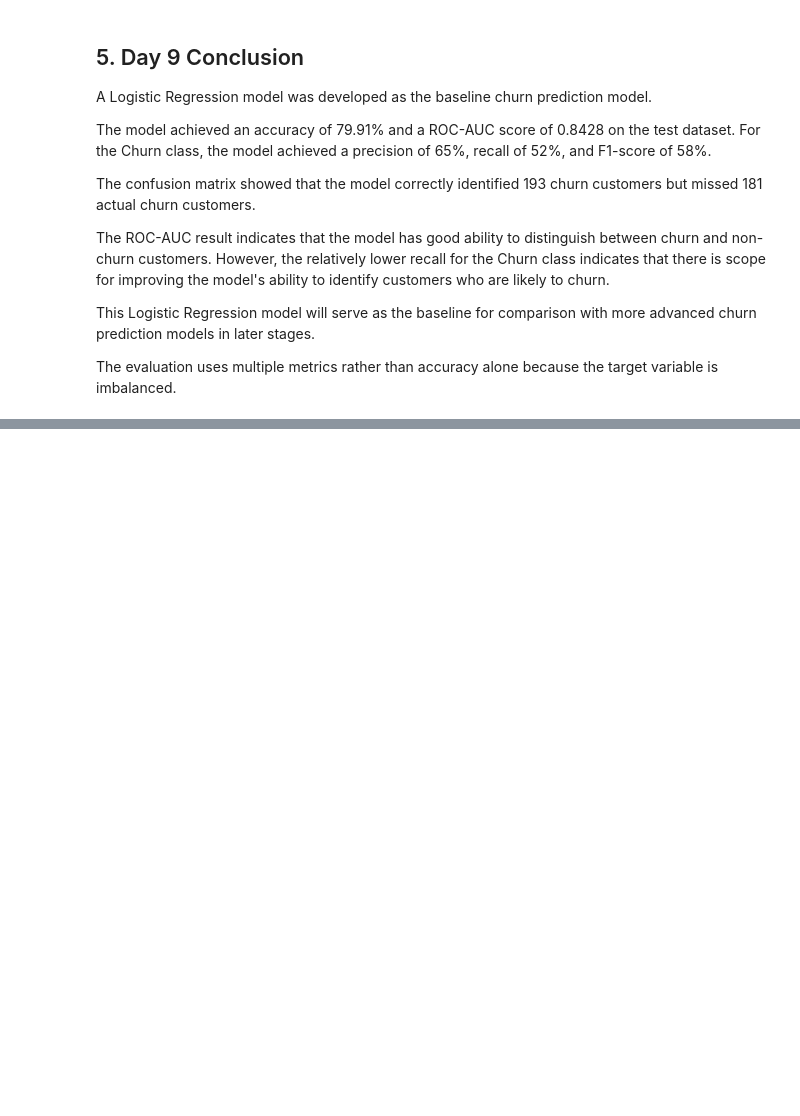
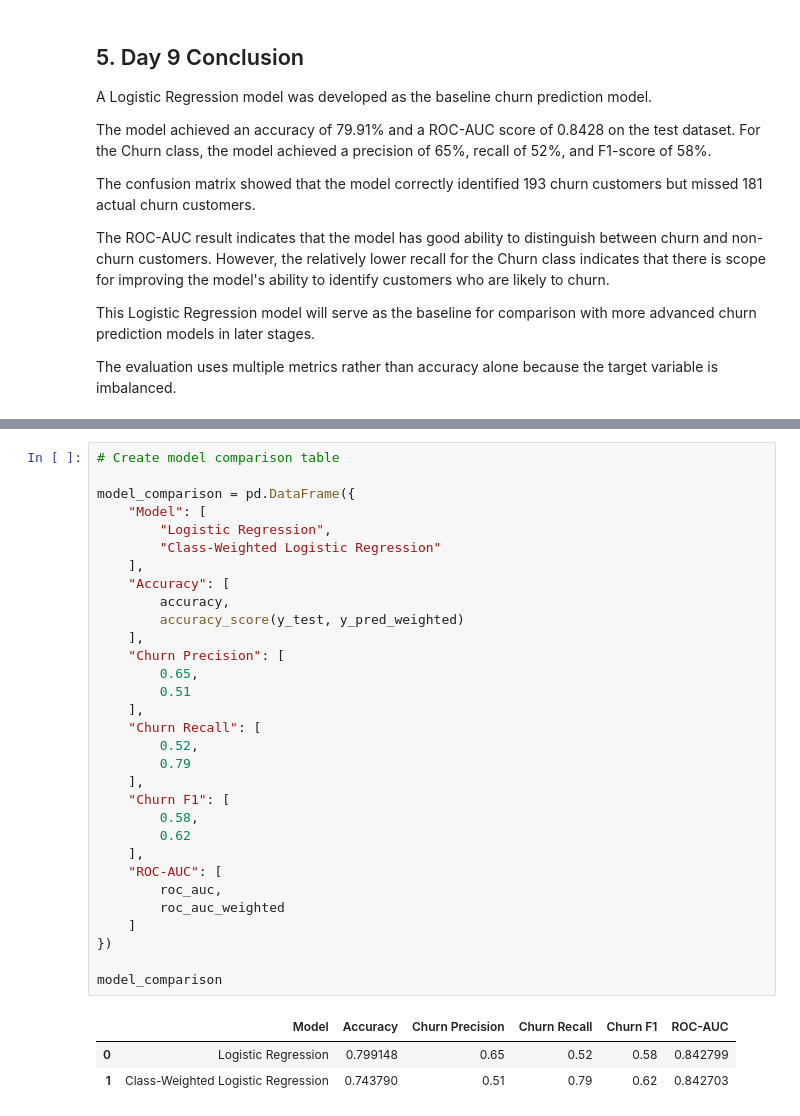
Before and after one commit to sagarsiddharth09-blip/customer-churn-LTV-engine, a Jupyter notebook: Akshay_Baseline_Analytics.ipynb, the cells around one changed output, grey strips where cells are left out. Drawn from its saved outputs; the diff is of its cells as text; blank space fills up the shorter version.

```diff
--- a/Akshay_Baseline_Analytics.ipynb
+++ b/Akshay_Baseline_Analytics.ipynb
@@ -2707,0 +2820,35 @@ The evaluation uses multiple metrics rather than accuracy alone because the targ
+# %%
+# Create model comparison table
+
+model_comparison = pd.DataFrame({
+    "Model": [
+        "Logistic Regression",
+        "Class-Weighted Logistic Regression"
+    ],
+    "Accuracy": [
+        accuracy,
+        accuracy_score(y_test, y_pred_weighted)
+    ],
+    "Churn Precision": [
+        0.65,
+        0.51
+    ],
+    "Churn Recall": [
+        0.52,
+        0.79
+    ],
+    "Churn F1": [
+        0.58,
+        0.62
+    ],
+    "ROC-AUC": [
+        roc_auc,
+        roc_auc_weighted
+    ]
+})
+
+model_comparison
+# %% [output]
+|  | Model | Accuracy | Churn Precision | Churn Recall | Churn F1 | ROC-AUC |
+| 0 | Logistic Regression | 0.799148 | 0.65 | 0.52 | 0.58 | 0.842799 |
+| 1 | Class-Weighted Logistic Regression | 0.743790 | 0.51 | 0.79 | 0.62 | 0.842703 |
```
Also changed, not shown: parts of 11 cells of this notebook.
